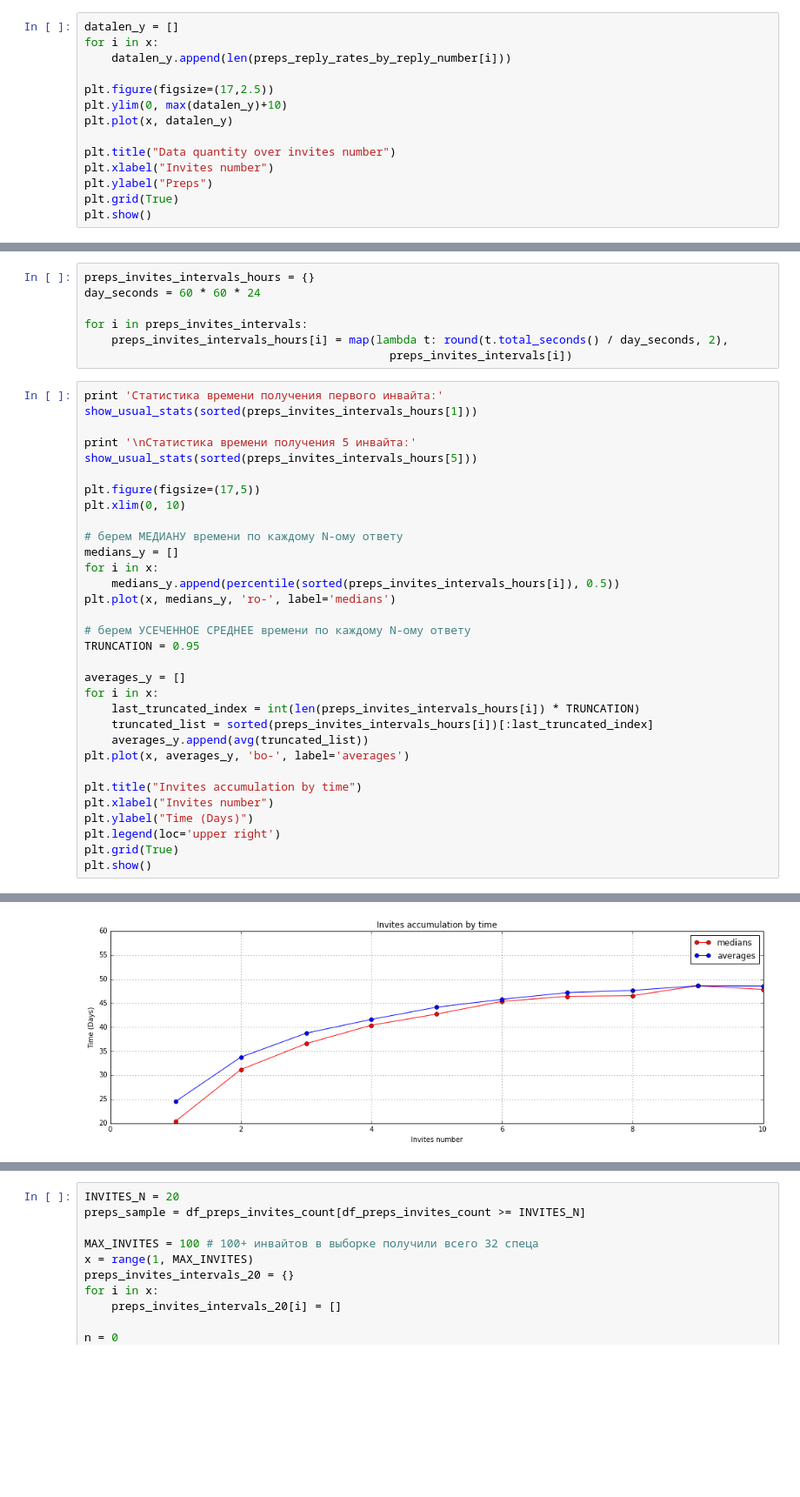
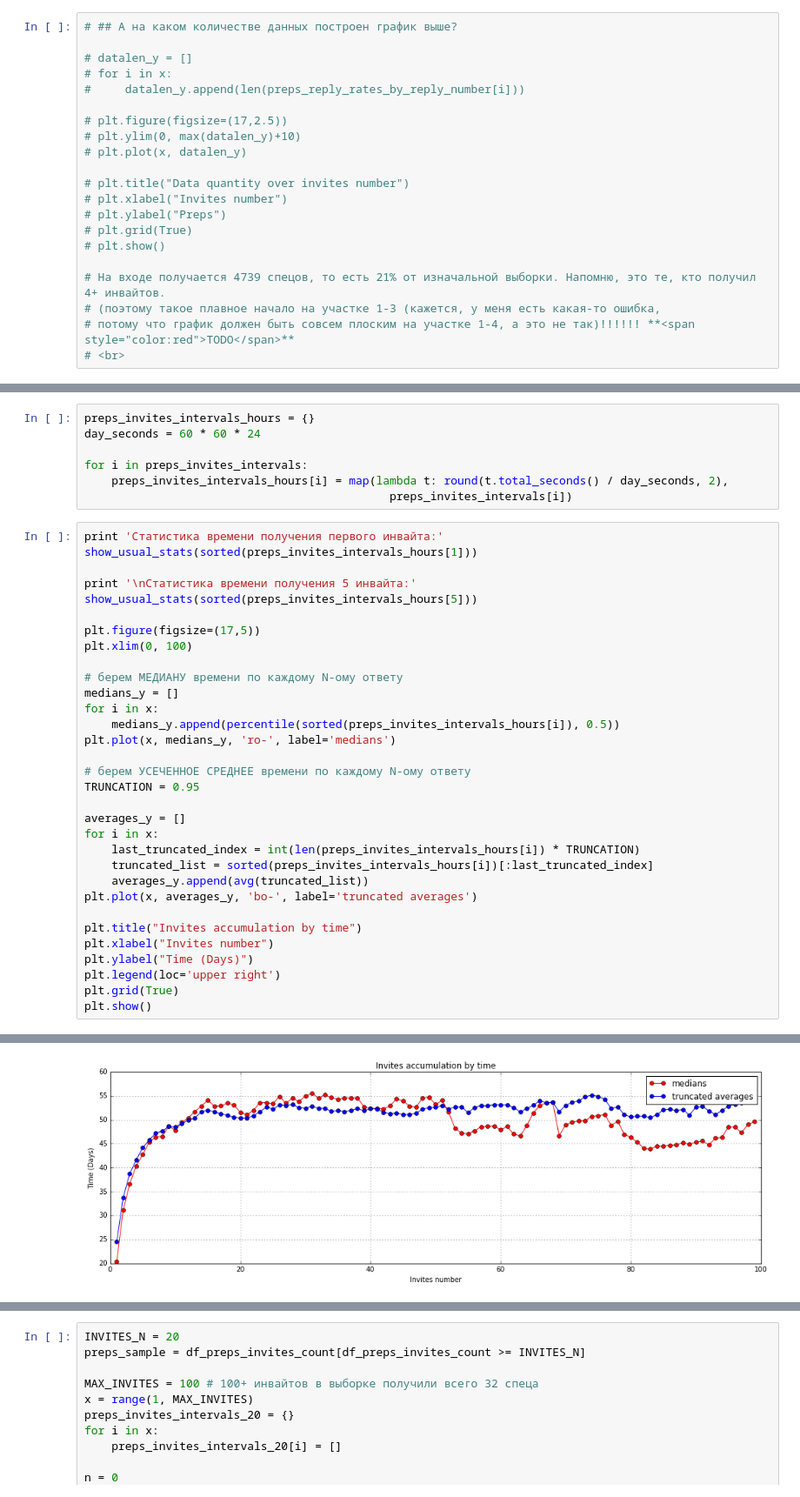
Before and after one commit to NadyaMotina/profi_analytics, a Jupyter notebook: Prep Ratings/responsiveness_research.ipynb, the cells around one changed output, grey strips where cells are left out. Shown: that part at 87% size. Drawn from its saved outputs; the diff is of its cells as text; blank space fills up the shorter version.

```diff
--- a/Prep Ratings/responsiveness_research.ipynb
+++ b/Prep Ratings/responsiveness_research.ipynb
@@ -601,14 +601,21 @@ plt.show()
 # %%
-datalen_y = []
-for i in x:
-    datalen_y.append(len(preps_reply_rates_by_reply_number[i]))
+# ## А на каком количестве данных построен график выше?
 
-plt.figure(figsize=(17,2.5))
-plt.ylim(0, max(datalen_y)+10)
-plt.plot(x, datalen_y)
+# datalen_y = []
+# for i in x:
+#     datalen_y.append(len(preps_reply_rates_by_reply_number[i]))
 
-plt.title("Data quantity over invites number")
-plt.xlabel("Invites number")
-plt.ylabel("Preps")
-plt.grid(True)
-plt.show()
+# plt.figure(figsize=(17,2.5))
+# plt.ylim(0, max(datalen_y)+10)
+# plt.plot(x, datalen_y)
+
+# plt.title("Data quantity over invites number")
+# plt.xlabel("Invites number")
+# plt.ylabel("Preps")
+# plt.grid(True)
+# plt.show()
+
+# На входе получается 4739 спецов, то есть 21% от изначальной выборки. Напомню, это те, кто получил 4+ инвайтов.
+# (поэтому такое плавное начало на участке 1-3 (кажется, у меня есть какая-то ошибка,
+# потому что график должен быть совсем плоским на участке 1-4, а это не так)!!!!!! **<span style="color:red">TODO</span>**
+# <br>
@@ -887,7 +837,7 @@ print '\nСтатистика времени получения 5 инвайта
 show_usual_stats(sorted(preps_invites_intervals_hours[5]))
 
 plt.figure(figsize=(17,5))
-plt.xlim(0, 10)
+plt.xlim(0, 100)
 
 # берем МЕДИАНУ времени по каждому N-ому ответу
 medians_y = []
@@ -903,34 +853,34 @@ for i in x:
     last_truncated_index = int(len(preps_invites_intervals_hours[i]) * TRUNCATION)
     truncated_list = sorted(preps_invites_intervals_hours[i])[:last_truncated_index]
     averages_y.append(avg(truncated_list))
-plt.plot(x, averages_y, 'bo-', label='averages')
+plt.plot(x, averages_y, 'bo-', label='truncated averages')
 
 plt.title("Invites accumulation by time")
 plt.xlabel("Invites number")
 plt.ylabel("Time (Days)")
 plt.legend(loc='upper right')
 plt.grid(True)
 plt.show()
 # %% [output]
 Статистика времени получения первого инвайта:
 Percentile 25% =  8.52
 Percentile 50% =  20.43
 Percentile 75% =  40.7
 Percentile 95% =  81.792
 
 Average =  28.14
 MAX =  131.66
 Data len:  23695
 
 Статистика времени получения 5 инвайта:
 Percentile 25% =  22.965
 Percentile 50% =  42.72
 Percentile 75% =  67.57
 Percentile 95% =  103.319
 
 Average =  47.58
 MAX =  130.8
 Data len:  3687
-[figure, old version]
+[figure, new version]
 # %% [markdown]
 Обратите внимание, что по оси У - дни.<br><br>
```
Also changed, not shown: parts of 34 cells of this notebook.
